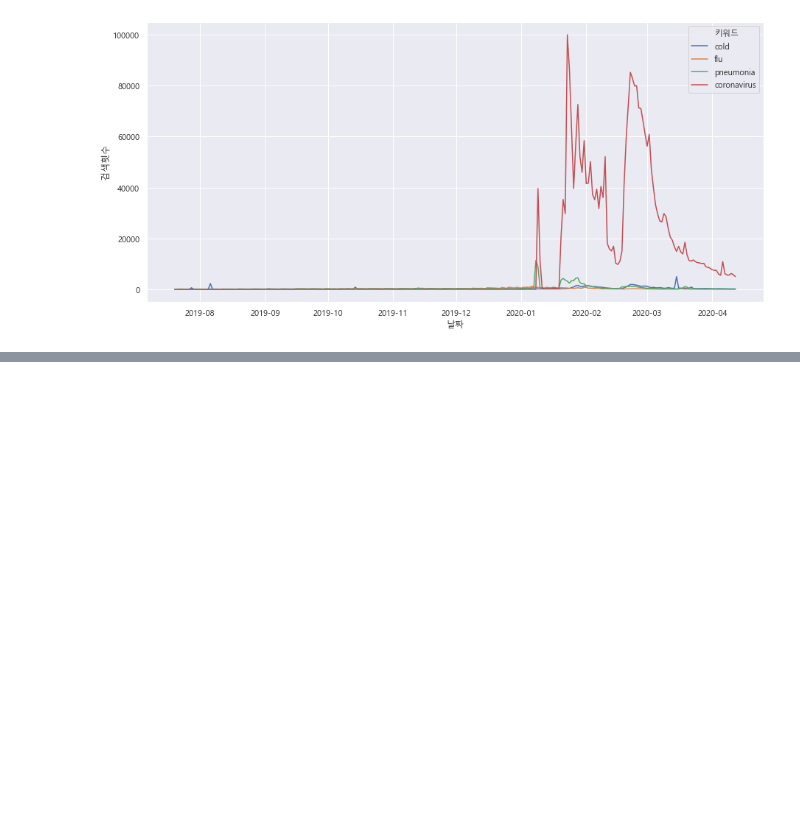
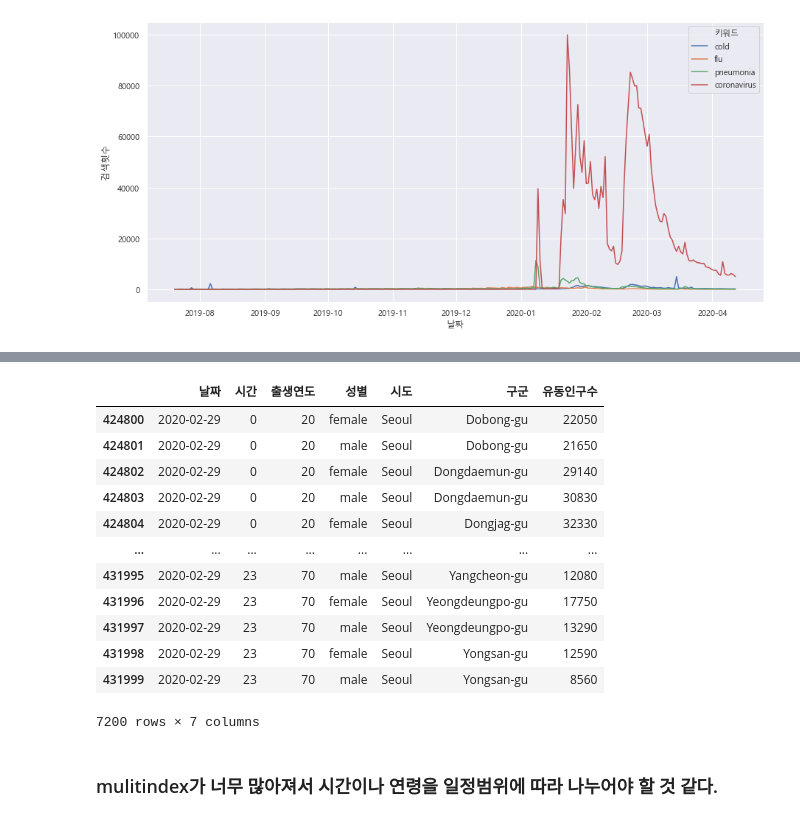
Before and after one commit to young-hun-jo/KaggleStruggle, a Jupyter notebook: covid_19/Dacon_covid19_3week.ipynb, the cells around one changed output, grey strips where cells are left out. Saved outputs shown, nothing was run; the diff lists cells and outputs as text; code cells hidden in the pictures; blank space fills up the shorter version.

```diff
--- a/covid_19/Dacon_covid19_3week.ipynb
+++ b/covid_19/Dacon_covid19_3week.ipynb
@@ -379,0 +438,7 @@ sns.lineplot(data=df_trend_2, x='날짜', y='검색횟수', hue='키워드')
+# %%
+# 변수명이 길어서 df에 재할당
+df = seoul_floating.copy()
+# %%
+# 칼럼명부터 한글로 바꾸자
+df.columns = ['날짜','시간','출생연도','성별','시도','구군','유동인구수']
+df.head()
@@ -379,0 +452,4 @@ sns.lineplot(data=df_trend_2, x='날짜', y='검색횟수', hue='키워드')
+# %%
+# 날짜 데이터 type datetime으로 바꿔주기
+df['날짜'] = pd.to_datetime(df['날짜'])
+df.info()
@@ -379,0 +483,21 @@ sns.lineplot(data=df_trend_2, x='날짜', y='검색횟수', hue='키워드')
+# %%
+# 1일 기준으로 어떤 데이터가 존재하는지 살펴보자
+df.loc[df['날짜'].isin([pd.Timestamp("2020-02-29")])]
+
+# 날짜 - 연령대별로 존재 - 성별 별로 존재 - 구군별로 존재
+# %% [output]
+|  | 날짜 | 시간 | 출생연도 | 성별 | 시도 | 구군 | 유동인구수 |
+| 424800 | 2020-02-29 | 0 | 20 | female | Seoul | Dobong-gu | 22050 |
+| 424801 | 2020-02-29 | 0 | 20 | male | Seoul | Dobong-gu | 21650 |
+| 424802 | 2020-02-29 | 0 | 20 | female | Seoul | Dongdaemun-gu | 29140 |
+| 424803 | 2020-02-29 | 0 | 20 | male | Seoul | Dongdaemun-gu | 30830 |
+| 424804 | 2020-02-29 | 0 | 20 | female | Seoul | Dongjag-gu | 32330 |
+| ... | ... | ... | ... | ... | ... | ... | ... |
+| 431995 | 2020-02-29 | 23 | 70 | male | Seoul | Yangcheon-gu | 12080 |
+| 431996 | 2020-02-29 | 23 | 70 | female | Seoul | Yeongdeungpo-gu | 17750 |
+| 431997 | 2020-02-29 | 23 | 70 | male | Seoul | Yeongdeungpo-gu | 13290 |
+| 431998 | 2020-02-29 | 23 | 70 | female | Seoul | Yongsan-gu | 12590 |
+| 431999 | 2020-02-29 | 23 | 70 | male | Seoul | Yongsan-gu | 8560 |
+7200 rows × 7 columns
+# %% [markdown]
+### mulitindex가 너무 많아져서 시간이나 연령을 일정범위에 따라 나누어야 할 것 같다.
```
Also changed, not shown: parts of 14 cells of this notebook.
